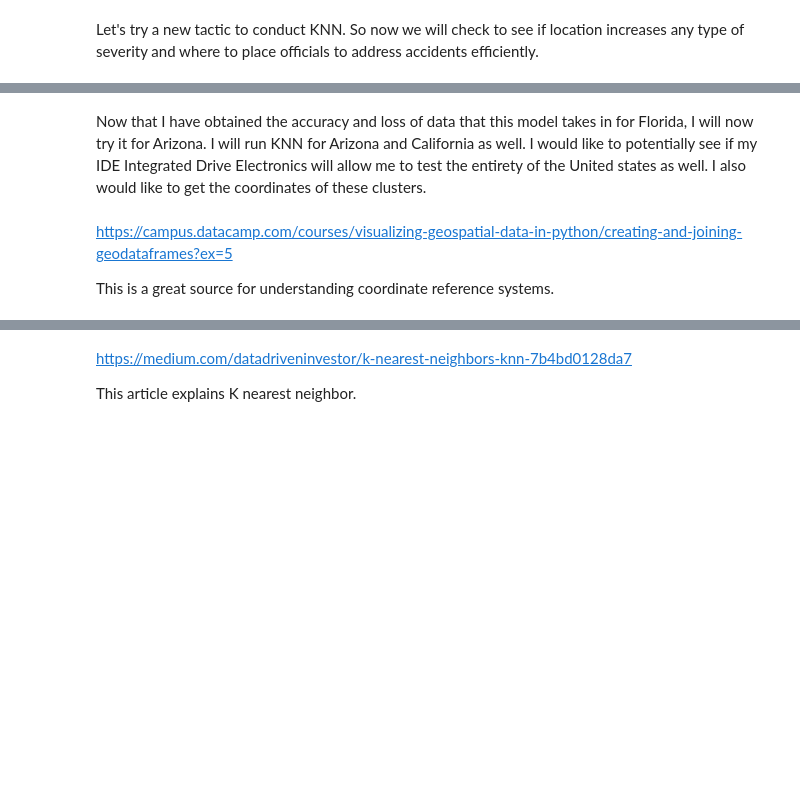
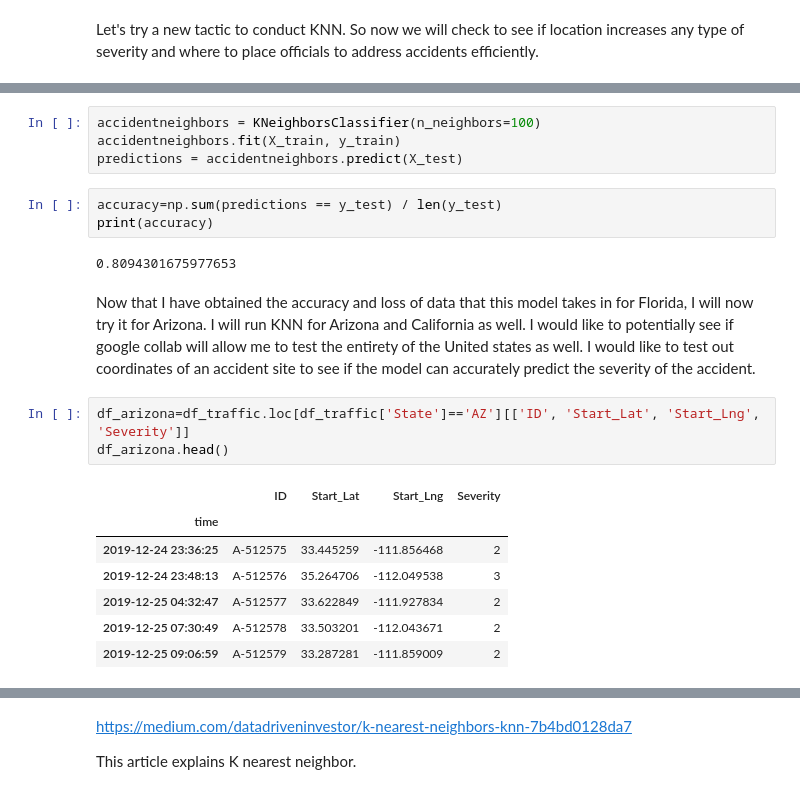
Before and after one commit to Mvgrillo1357/Ai-Platform-Engineering, a Jupyter notebook: michael_grillo_personalproject.ipynb, the cells around one changed output, grey strips where cells are left out. Cells and saved outputs as stored; diff of their text form; blank space fills up the shorter version.

```diff
--- a/michael_grillo_personalproject.ipynb
+++ b/michael_grillo_personalproject.ipynb
@@ -415,6 +557,22 @@ neigh.fit(X_train, y_train)
+# %%
+accidentneighbors = KNeighborsClassifier(n_neighbors=100)
+accidentneighbors.fit(X_train, y_train)
+predictions = accidentneighbors.predict(X_test)
+# %%
+accuracy=np.sum(predictions == y_test) / len(y_test)
+print(accuracy)
+# %% [output]
+0.8094301675977653
 # %% [markdown]
-Now that I have obtained the accuracy and loss of data that this model takes in for Florida, I will now try it for Arizona. I will run KNN for Arizona and California as well. I would like to potentially see if my IDE Integrated Drive Electronics will allow me to test the entirety of the United states as well. I also would like to get the coordinates of these clusters.
+Now that I have obtained the accuracy and loss of data that this model takes in for Florida, I will now try it for Arizona. I will run KNN for Arizona and California as well. I would like to potentially see if google collab will allow me to test the entirety of the United states as well. I would like to test out coordinates of an accident site to see if the model can accurately predict the severity of the accident.
-# %% [markdown]
-https://campus.datacamp.com/courses/visualizing-geospatial-data-in-python/creating-and-joining-geodataframes?ex=5
-
-This is a great source for understanding coordinate reference systems.
+# %%
+df_arizona=df_traffic.loc[df_traffic['State']=='AZ'][['ID', 'Start_Lat', 'Start_Lng', 'Severity']]
+df_arizona.head()
+# %% [output]
+|  | ID | Start_Lat | Start_Lng | Severity |
+| time |  |  |  |  |
+| 2019-12-24 23:36:25 | A-512575 | 33.445259 | -111.856468 | 2 |
+| 2019-12-24 23:48:13 | A-512576 | 35.264706 | -112.049538 | 3 |
+| 2019-12-25 04:32:47 | A-512577 | 33.622849 | -111.927834 | 2 |
+| 2019-12-25 07:30:49 | A-512578 | 33.503201 | -112.043671 | 2 |
+| 2019-12-25 09:06:59 | A-512579 | 33.287281 | -111.859009 | 2 |
```
Also changed, not shown: parts of 74 cells of this notebook.
